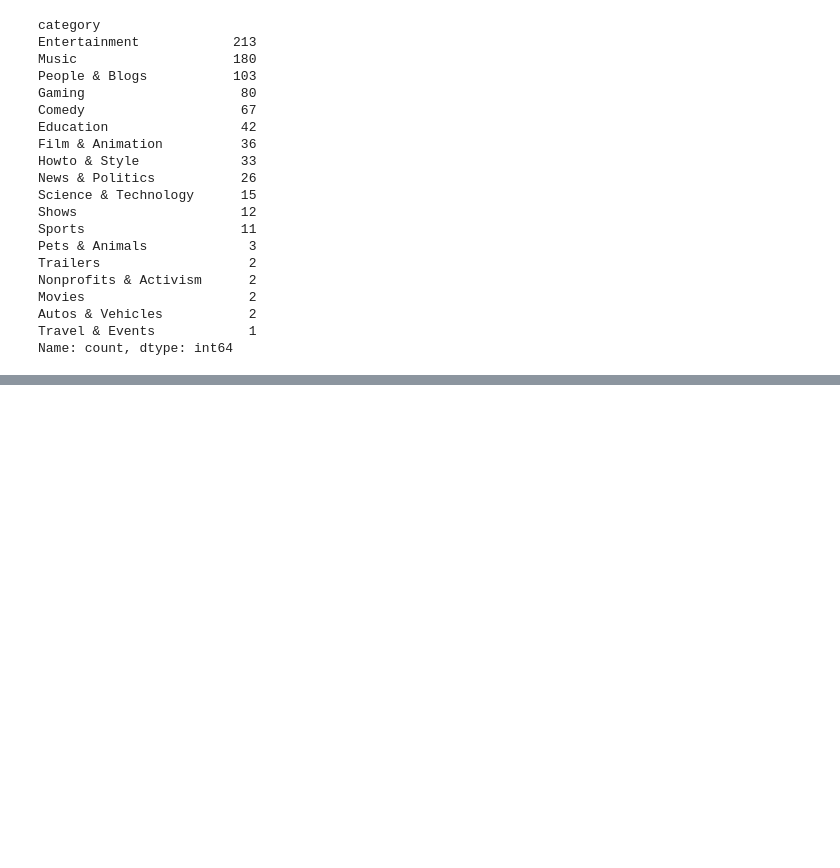
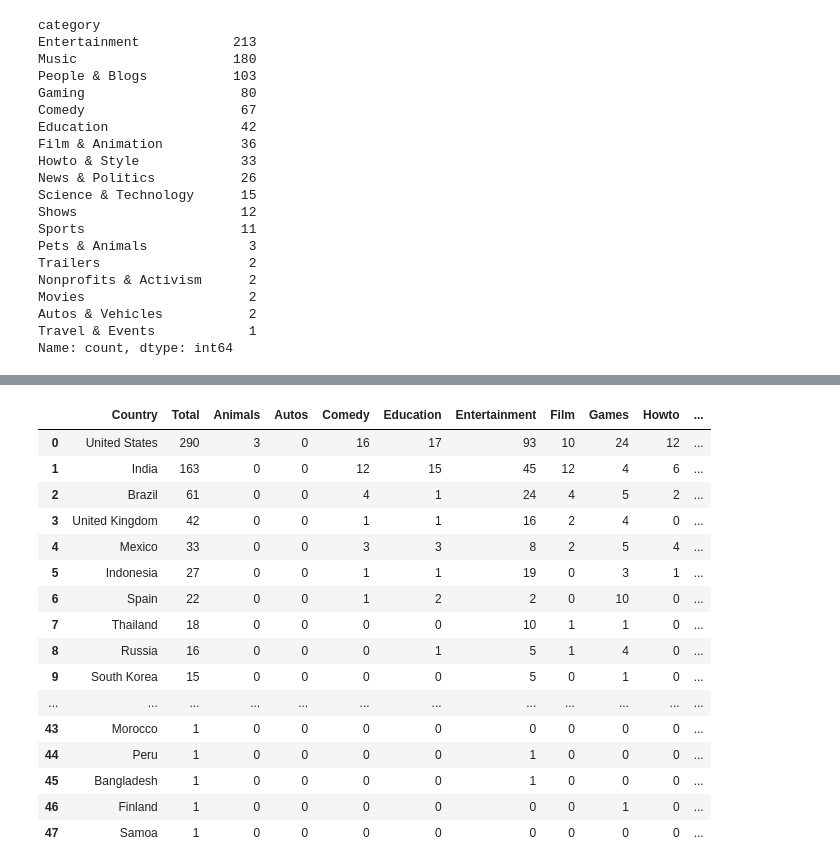
Before and after one commit to GhazalArzanian/UE-3, a Jupyter notebook: 1 - Data Clean.ipynb, the cells around one changed output, grey strips where cells are left out. Saved outputs shown, nothing was run; the diff lists cells and outputs as text; code cells hidden in the pictures; blank space fills up the shorter version.

```diff
--- a/1 - Data Clean.ipynb
+++ b/1 - Data Clean.ipynb
@@ -162,4 +163,35 @@ df_countries
 | 45 | United States | 2.355862e+07 | 1.201768e+10 | 4441.186207 | 9200000.00 | 88.2 | ... |
 | 46 | Venezuela | 3.120000e+07 | 9.673649e+09 | 65.000000 | 14.00 | 79.3 | ... |
 | 47 | Vietnam | 1.593333e+07 | 8.362771e+09 | 1802.666667 | 1000000.00 | 28.5 | ... |
+# %%
+# Step 1: Count the total number of lines per country
+country_counts = df_cleaned1['Country'].value_counts().reset_index()
+country_counts.columns = ['Country', 'Total']
+
+# Step 2: Count the number of each category per country
+category_counts = df_cleaned1.groupby(['Country', 'channel_type']).size().unstack(fill_value=0).reset_index()
+
+# Step 3: Merge the total counts with the category counts
+new_df = pd.merge(country_counts, category_counts, on='Country')
+
+# Display the new DataFrame
+new_df
+# %% [output]
+|  | Country | Total | Animals | Autos | Comedy | Education | Entertainment | Film | Games | Howto | ... |
+| 0 | United States | 290 | 3 | 0 | 16 | 17 | 93 | 10 | 24 | 12 | ... |
+| 1 | India | 163 | 0 | 0 | 12 | 15 | 45 | 12 | 4 | 6 | ... |
+| 2 | Brazil | 61 | 0 | 0 | 4 | 1 | 24 | 4 | 5 | 2 | ... |
+| 3 | United Kingdom | 42 | 0 | 0 | 1 | 1 | 16 | 2 | 4 | 0 | ... |
+| 4 | Mexico | 33 | 0 | 0 | 3 | 3 | 8 | 2 | 5 | 4 | ... |
+| 5 | Indonesia | 27 | 0 | 0 | 1 | 1 | 19 | 0 | 3 | 1 | ... |
+| 6 | Spain | 22 | 0 | 0 | 1 | 2 | 2 | 0 | 10 | 0 | ... |
+| 7 | Thailand | 18 | 0 | 0 | 0 | 0 | 10 | 1 | 1 | 0 | ... |
+| 8 | Russia | 16 | 0 | 0 | 0 | 1 | 5 | 1 | 4 | 0 | ... |
+| 9 | South Korea | 15 | 0 | 0 | 0 | 0 | 5 | 0 | 1 | 0 | ... |
+| ... | ... | ... | ... | ... | ... | ... | ... | ... | ... | ... | ... |
+| 43 | Morocco | 1 | 0 | 0 | 0 | 0 | 0 | 0 | 0 | 0 | ... |
+| 44 | Peru | 1 | 0 | 0 | 0 | 0 | 1 | 0 | 0 | 0 | ... |
+| 45 | Bangladesh | 1 | 0 | 0 | 0 | 0 | 1 | 0 | 0 | 0 | ... |
+| 46 | Finland | 1 | 0 | 0 | 0 | 0 | 0 | 0 | 1 | 0 | ... |
+| 47 | Samoa | 1 | 0 | 0 | 0 | 0 | 0 | 0 | 0 | 0 | ... |
 # %%
```
Also changed, not shown: parts of 7 cells of this notebook, 3 other files.
